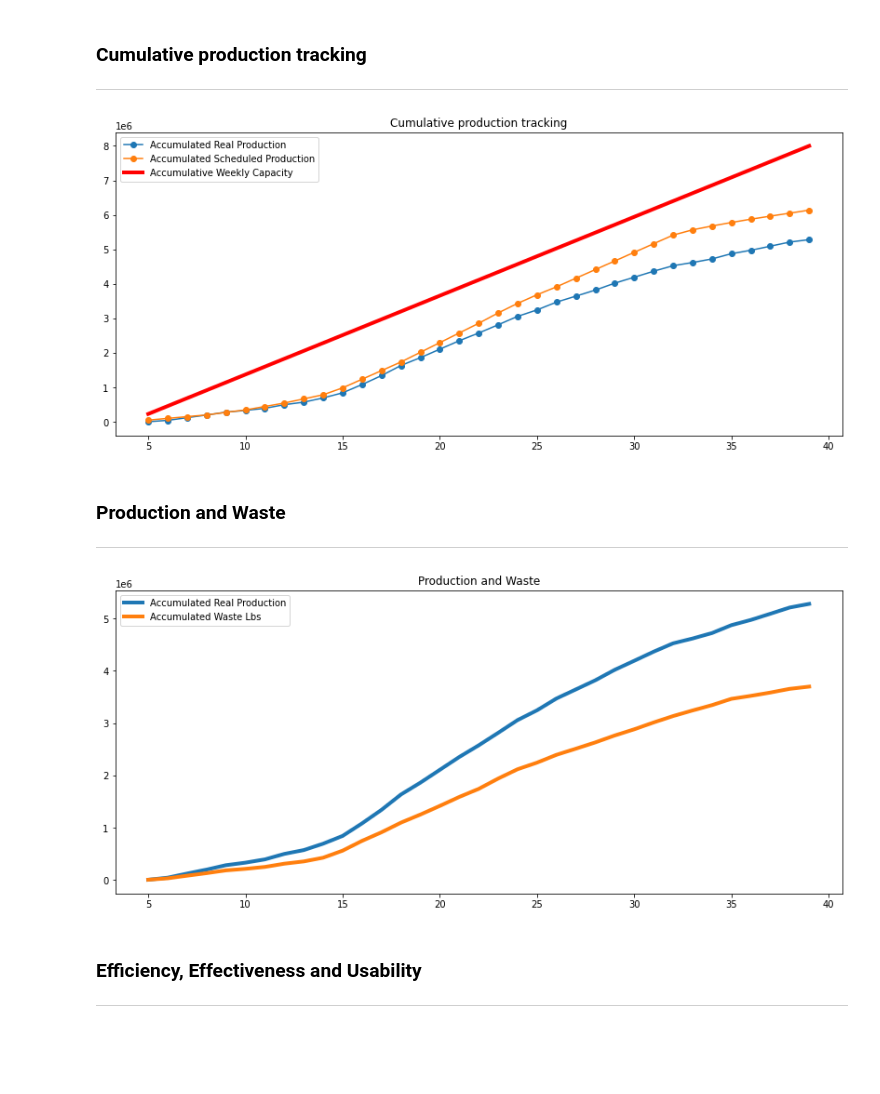
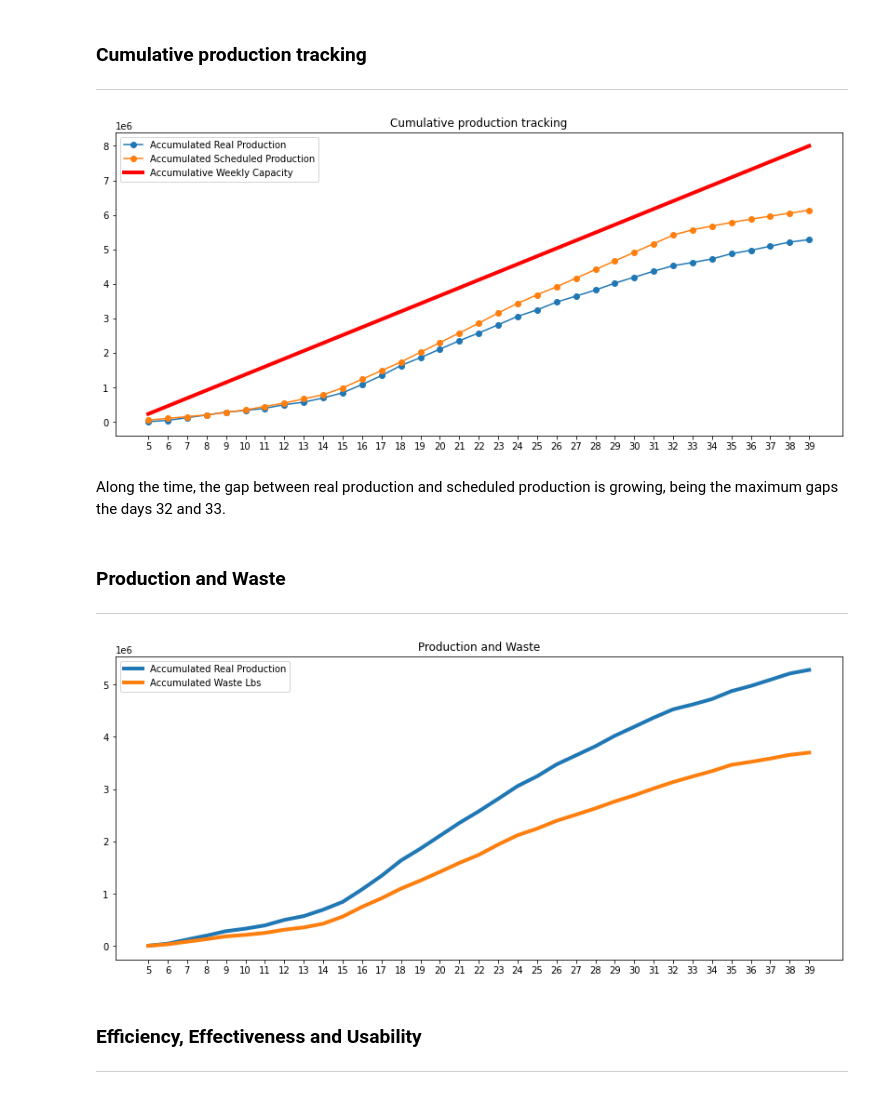
Before and after one commit to NedduJS/data-analysis-production, a Jupyter notebook: AnálisisProducción.ipynb, the cells around one changed output. Cells and saved outputs as stored; diff of their text form; code cells hidden in the pictures; blank space fills up the shorter version.

```diff
--- a/AnálisisProducción.ipynb
+++ b/AnálisisProducción.ipynb
@@ -79,8 +84,8 @@ ValueError: ignored
 *   Waste % = Accumulated Waste Lbs / Accumulated Scheduled Production
 *   Quality = Accumulated Waste Lbs / Accumulated Real Production
 # %%
-df.insert(9,'Efficiency', df['Accumulated Real Production'] / df['Accumulated Scheduled Production'] *100)
-df.insert(10,'Effectiveness', df['Accumulated Real Production'] / df['Weekly Capacity'] * 100)
+df.insert(9,'Effectiveness', df['Accumulated Real Production'] / df['Accumulated Scheduled Production'] *100)
+df.insert(10,'Efficiency', df['Accumulated Real Production'] / df['Weekly Capacity'] * 100)
 df.insert(11,'Usability', (df['Accumulated Real Production'] + df['Accumulated Waste Lbs'])/df['Weekly Capacity'] *100)
 df.insert(12,'Waste %', df['Accumulated Waste Lbs'] / df['Accumulated Scheduled Production'] *100)
 df.insert(13,'Quality',  (1 - df['Accumulated Waste Lbs'] / df['Accumulated Real Production'] )*100)
@@ -126,18 +131,22 @@ Watching the figure above, the real production is most under the scheduled produ
 # %%
 fig, ax = plt.subplots()
 
 plt.title('Cumulative production tracking')
 
 ax.plot(df.index, df['Accumulated Real Production'], label='Accumulated Real Production',marker='o')
 ax.plot(df.index, df['Accumulated Scheduled Production'], label='Accumulated Scheduled Production', marker='o')
 ax.plot(df.index, df['Weekly Capacity'], label='Accumulative Weekly Capacity', color='r', linewidth=4)
 
 fig.set_figheight(6)
 fig.set_figwidth(14)
 
+plt.xticks(np.arange(min(df.index), max(df.index)+1, 1.0))
+
 leg= ax.legend()
 # %% [output]
-[figure, old version]
+[figure, new version]
+# %% [markdown]
+Along the time, the gap between real production and scheduled production is growing, being the maximum gaps the days 32 and 33.
 # %% [markdown]
 ### Production and Waste
 
@@ -150,12 +159,14 @@ plt.title('Production and Waste')
 ax.plot(df.index, df['Accumulated Real Production'], label='Accumulated Real Production',linewidth=4)
 ax.plot(df.index, df['Accumulated Waste Lbs'], label='Accumulated Waste Lbs',linewidth=4)
 
+plt.xticks(np.arange(min(df.index), max(df.index)+1, 1.0))
+
 fig.set_figheight(6)
 fig.set_figwidth(14)
 
 leg = ax.legend()
 # %% [output]
-[figure, old version]
+[figure, new version]
 # %% [markdown]
 ### Efficiency, Effectiveness and Usability
 
```
Also changed, not shown: parts of 8 cells of this notebook.
